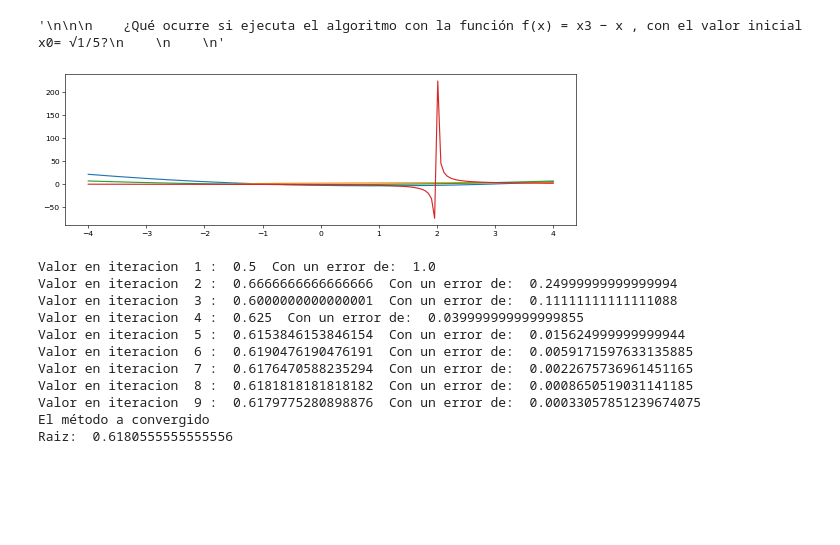
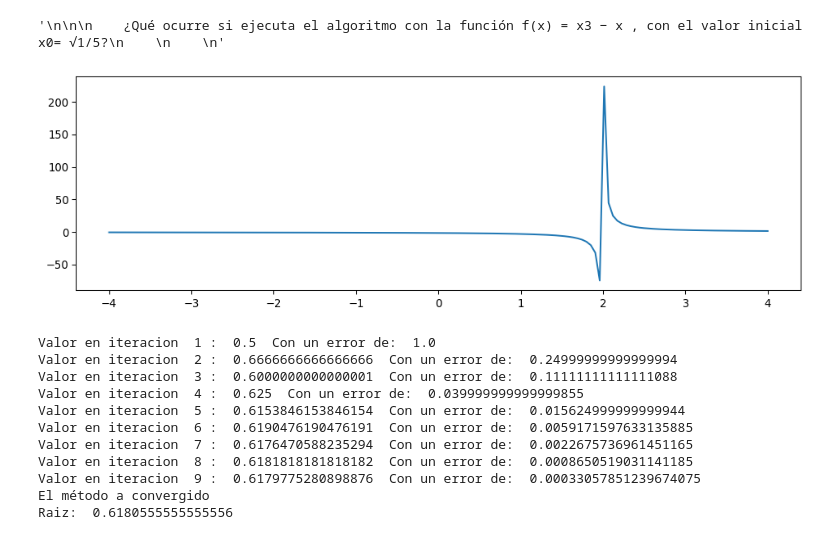
Before and after one commit to NazaretCS/Facultad-M-todosNumericos, a Jupyter notebook: TP2_CAMPOS_NAZARET.ipynb, the cells around one changed output. Saved outputs shown, nothing was run; the diff lists cells and outputs as text; code cells hidden in the pictures; blank space fills up the shorter version.

```diff
--- a/TP2_CAMPOS_NAZARET.ipynb
+++ b/TP2_CAMPOS_NAZARET.ipynb
@@ -471,27 +489,29 @@ NewtonRaphson((2), 1.0E-3, 150, f5, d5)
 # %%
 # Parte 2 del TP
 
 # Punto 1
 
 import numpy as np
 import matplotlib.pyplot as plt
 
 x = np.linspace(-4, 4, 150)
 
 f1 = x**2 - 2*x -3
-f2 = np.sqrt((2*x)+3)
+#2 = np.sqrt((2*x)+3)
+
+f2 = ((2 *x) + 3)**(1/2)
 f3 = ((x**2)-3)/2
 f4 = 3/(x-2)
 
-plt.figure(1,(12,8),55,'w','g')
+plt.figure(1,(12,8),95,'w','g')
 plt.subplot(2,1,1)
-plt.plot(x, f1)
-plt.plot(x, f2)
-plt.plot(x, f3)
+#plt.plot(x, f1)
+#plt.plot(x, f2)
+#plt.plot(x, f3)
 plt.plot(x, f4)
 plt.show()
 # %% [output]
-[figure, old version]
+[figure, new version]
 # %%
 import numpy as np
 
```
Also changed, not shown: parts of 3 cells of this notebook, 1 other file.
